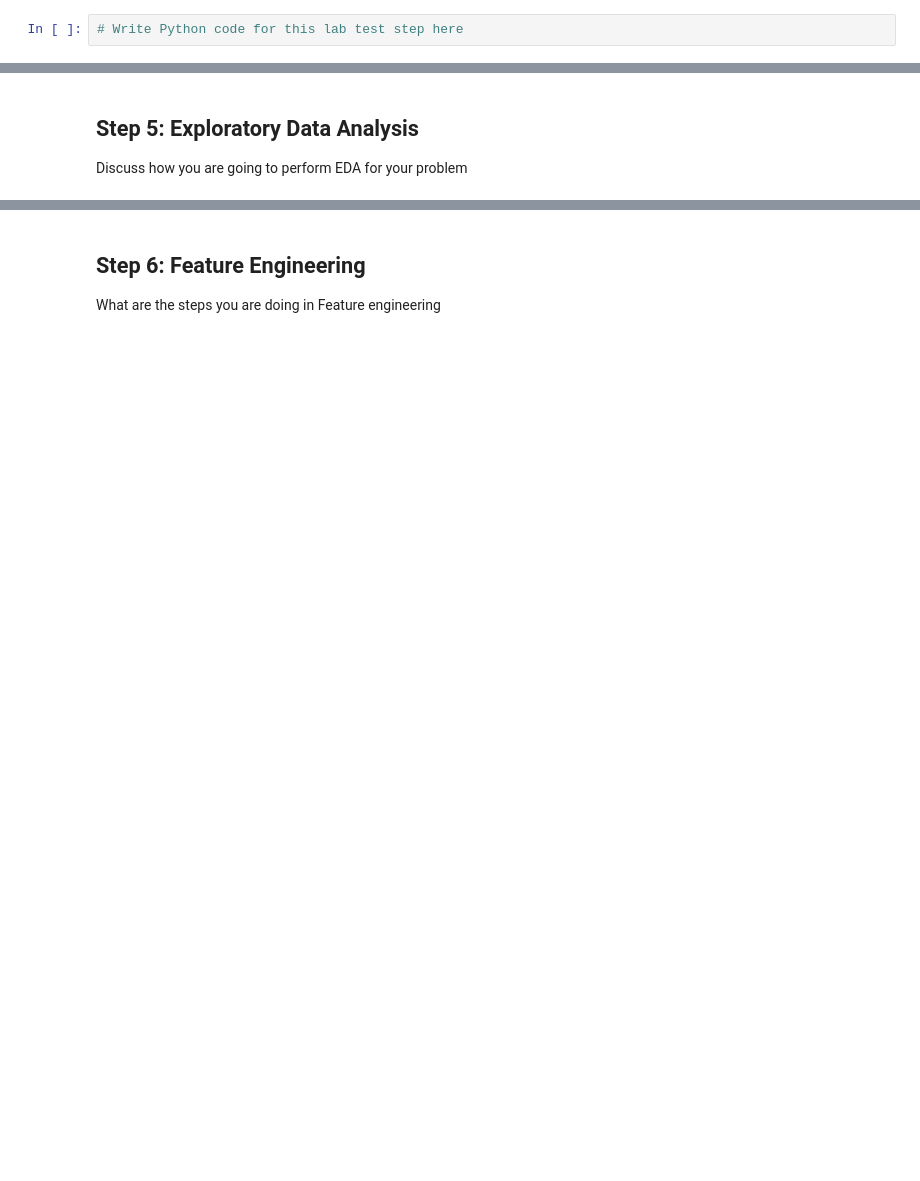
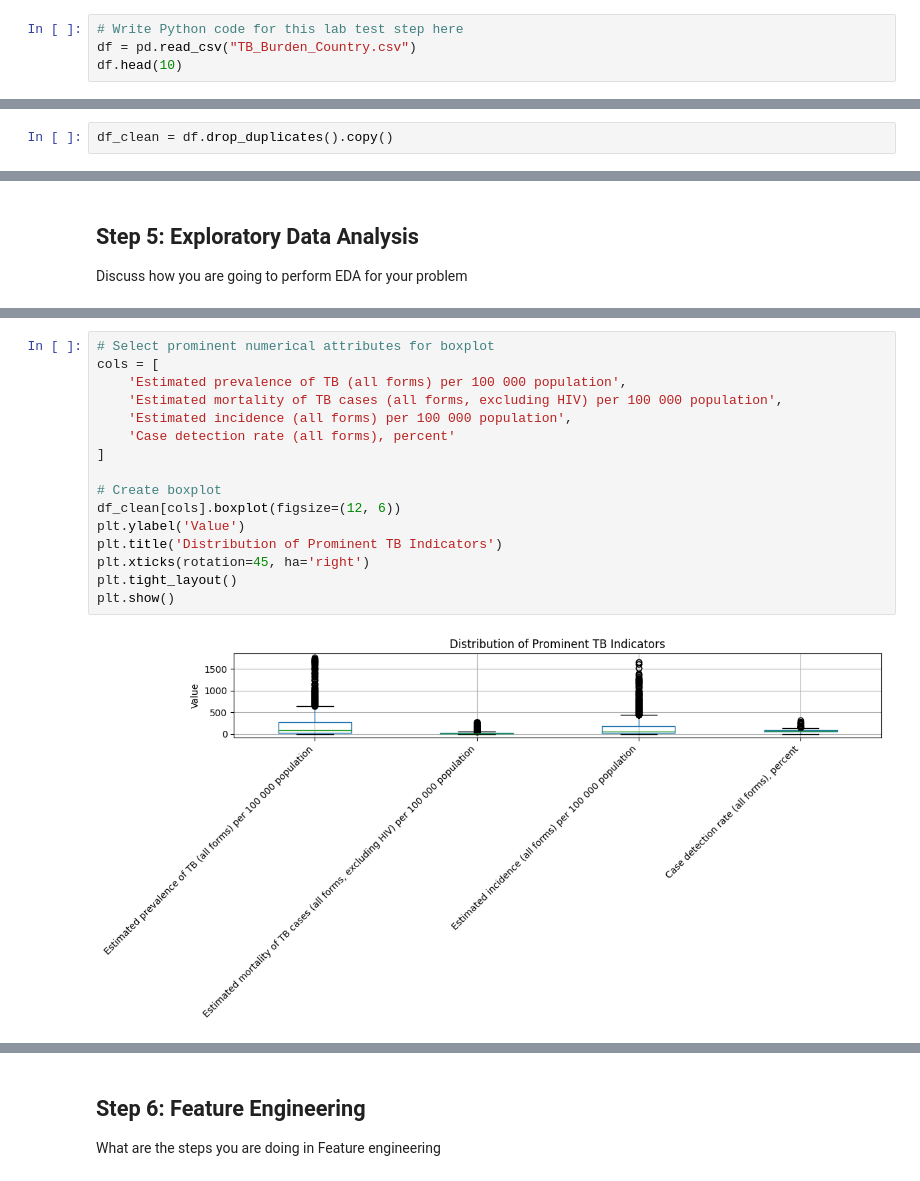
Before and after one commit to SindujanD-Github/LabTest, a Jupyter notebook: data_science_lab_test.ipynb, the cells around one changed output, grey strips where cells are left out. Cells and saved outputs as stored; diff of their text form; blank space fills up the shorter version.

```diff
--- a/data_science_lab_test.ipynb
+++ b/data_science_lab_test.ipynb
@@ -23,3 +47,5 @@ You can collect data only from https://www.tableau.com/learn/articles/free-publi
 Discuss how you understand the data set
 # %%
 # Write Python code for this lab test step here
+df = pd.read_csv("TB_Burden_Country.csv")
+df.head(10)
@@ -31,0 +378,2 @@ Clearly explain how you are conducting the data clearning process
+# %%
+df_clean = df.drop_duplicates().copy()
@@ -37,0 +467,18 @@ Discuss how you are going to perform EDA for your problem
+# %%
+# Select prominent numerical attributes for boxplot
+cols = [
+    'Estimated prevalence of TB (all forms) per 100 000 population',
+    'Estimated mortality of TB cases (all forms, excluding HIV) per 100 000 population',
+    'Estimated incidence (all forms) per 100 000 population',
+    'Case detection rate (all forms), percent'
+]
+
+# Create boxplot
+df_clean[cols].boxplot(figsize=(12, 6))
+plt.ylabel('Value')
+plt.title('Distribution of Prominent TB Indicators')
+plt.xticks(rotation=45, ha='right')
+plt.tight_layout()
+plt.show()
+# %% [output]
+[figure, added]
```
Also changed, not shown: parts of 20 cells of this notebook.
